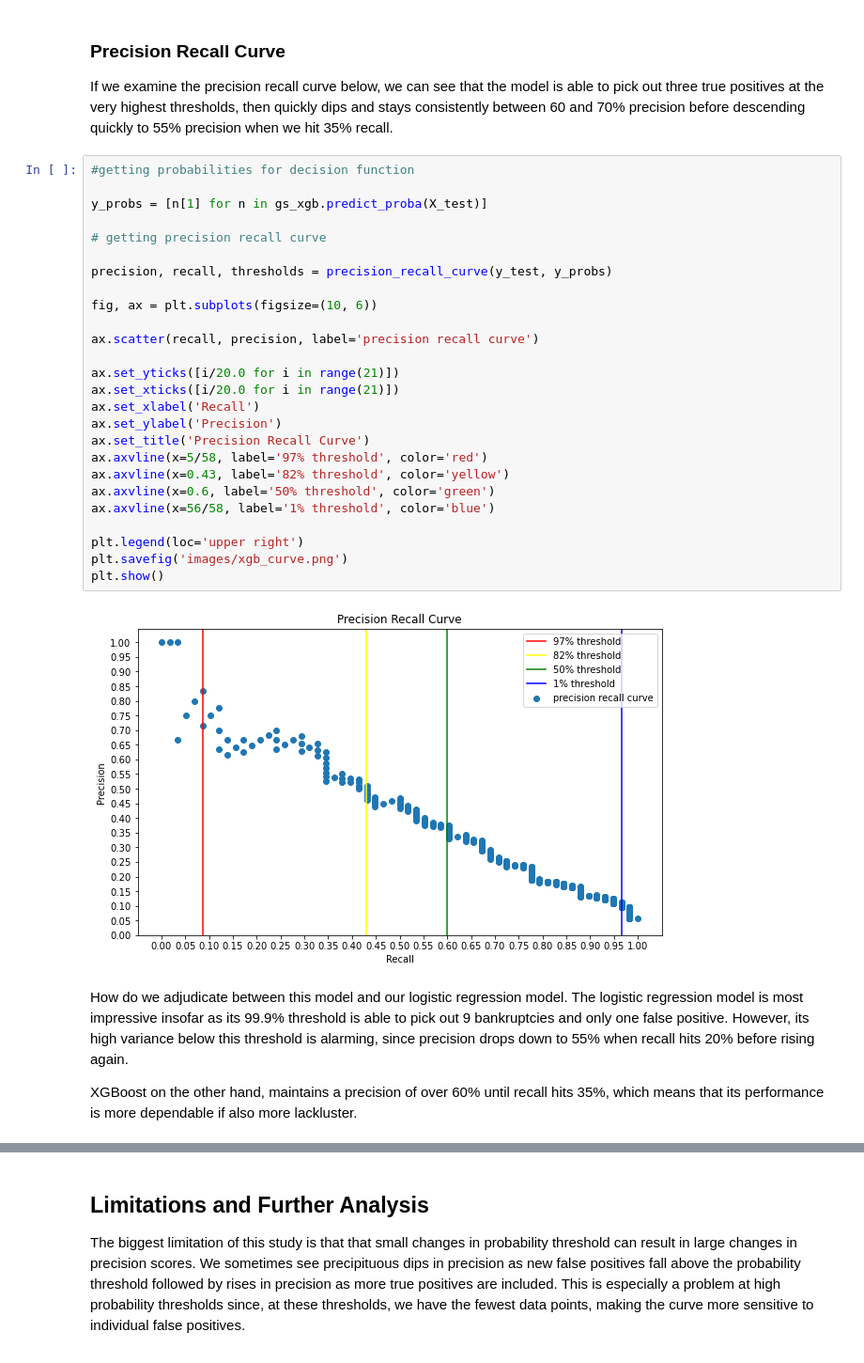
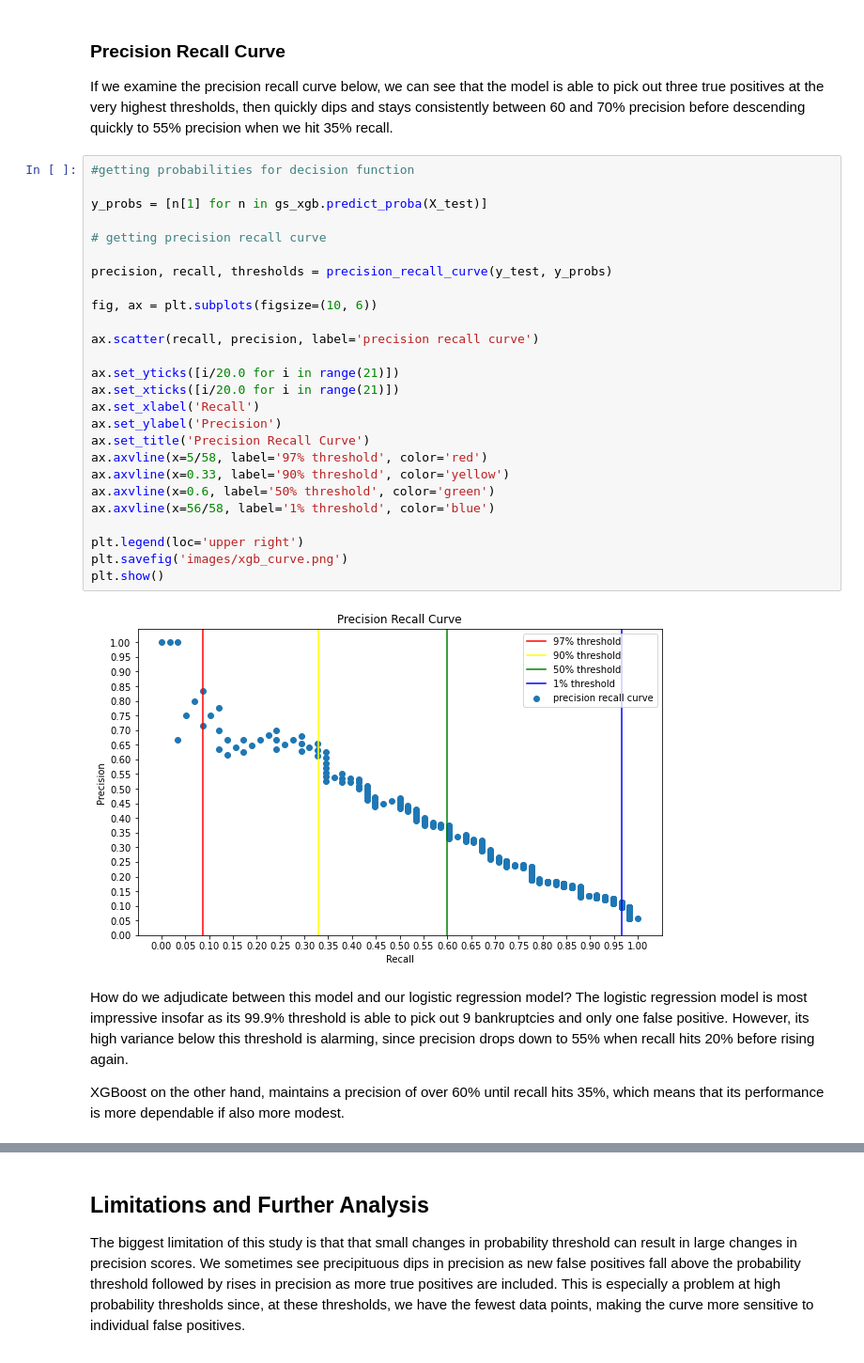
Before and after one commit to DavidKRichter/dsc-bankruptcy-project, a Jupyter notebook: index.ipynb, the cells around one changed output, grey strips where cells are left out. Shown at 94% size. Cells and saved outputs as stored; diff of their text form.

Commit message:
final revisions before submission

```diff
--- a/index.ipynb
+++ b/index.ipynb
@@ -1108,32 +1129,32 @@ If we examine the precision recall curve below, we can see that the model is abl
 # %%
 #getting probabilities for decision function
 
 y_probs = [n[1] for n in gs_xgb.predict_proba(X_test)]
 
 # getting precision recall curve
 
 precision, recall, thresholds = precision_recall_curve(y_test, y_probs)
 
 fig, ax = plt.subplots(figsize=(10, 6))
 
 ax.scatter(recall, precision, label='precision recall curve')
 
 ax.set_yticks([i/20.0 for i in range(21)])
 ax.set_xticks([i/20.0 for i in range(21)])
 ax.set_xlabel('Recall')
 ax.set_ylabel('Precision')
 ax.set_title('Precision Recall Curve')
 ax.axvline(x=5/58, label='97% threshold', color='red')
-ax.axvline(x=0.43, label='82% threshold', color='yellow')
+ax.axvline(x=0.33, label='90% threshold', color='yellow')
 ax.axvline(x=0.6, label='50% threshold', color='green')
 ax.axvline(x=56/58, label='1% threshold', color='blue')
 
 plt.legend(loc='upper right')
 plt.savefig('images/xgb_curve.png')
 plt.show()
 # %% [output]
-[figure, old version]
+[figure, new version]
 # %% [markdown]
-How do we adjudicate between this model and our logistic regression model. The logistic regression model is most impressive insofar as its 99.9% threshold is able to pick out 9 bankruptcies and only one false positive. However, its high variance below this threshold is alarming, since precision drops down to 55% when recall hits 20% before rising again.
+How do we adjudicate between this model and our logistic regression model? The logistic regression model is most impressive insofar as its 99.9% threshold is able to pick out 9 bankruptcies and only one false positive. However, its high variance below this threshold is alarming, since precision drops down to 55% when recall hits 20% before rising again.
 
-XGBoost on the other hand, maintains a precision of over 60% until recall hits 35%, which means that its performance is more dependable if also more lackluster.
+XGBoost on the other hand, maintains a precision of over 60% until recall hits 35%, which means that its performance is more dependable if also more modest.
```
Also changed, not shown: parts of 4 cells of this notebook, 2 other files.
